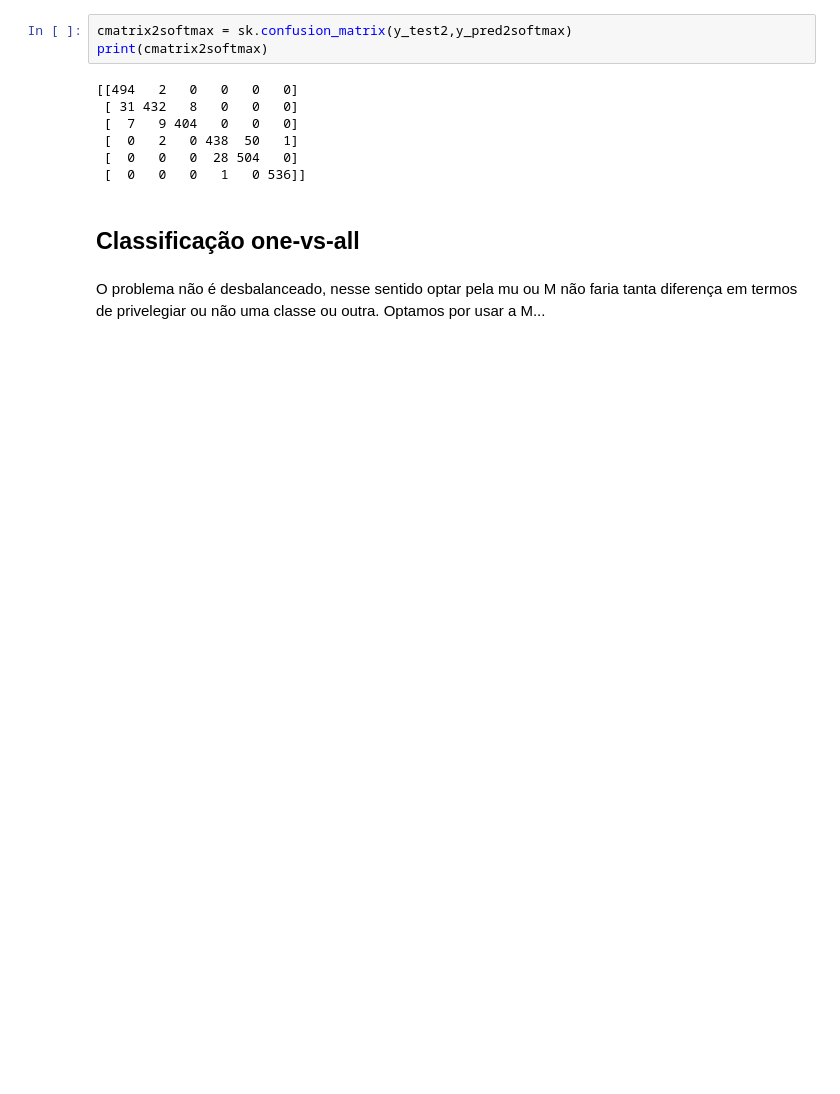
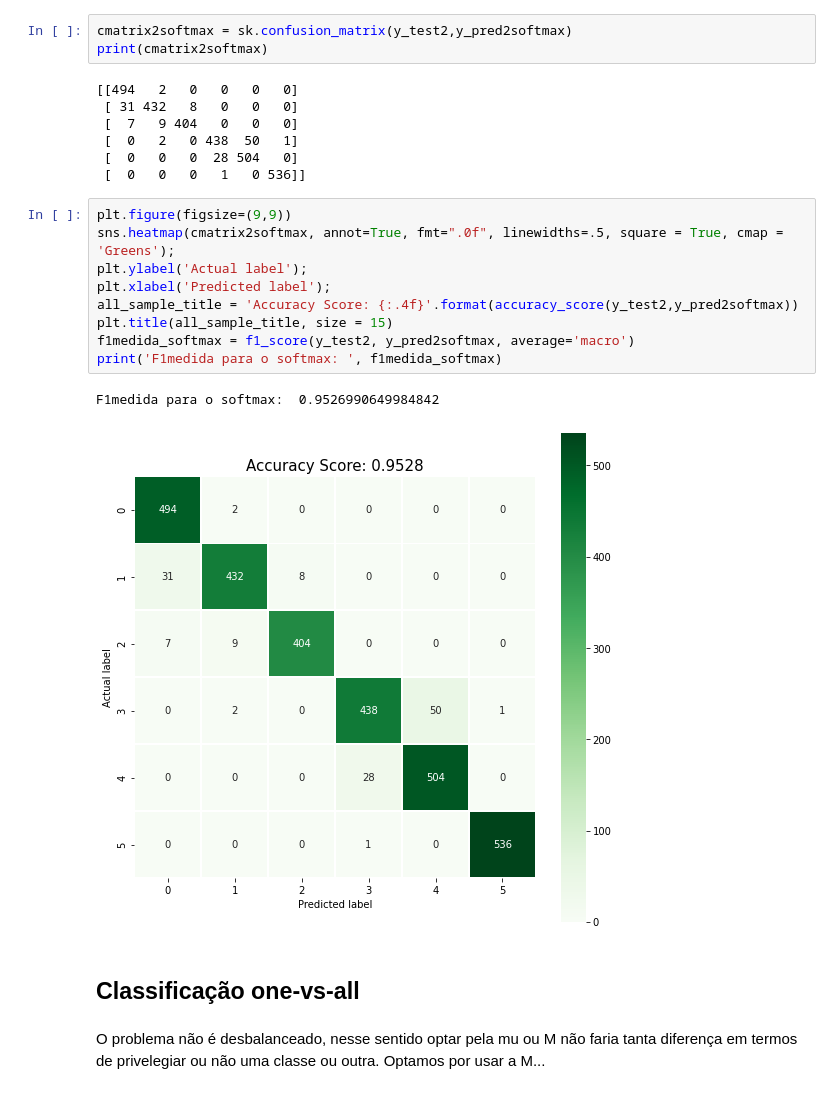
Before and after one commit to arlindots/maclea, a Jupyter notebook: efcdois.ipynb, the cells around one changed output. Cells and saved outputs as stored; diff of their text form; blank space fills up the shorter version.

```diff
--- a/efcdois.ipynb
+++ b/efcdois.ipynb
@@ -219,6 +183,18 @@ print(cmatrix2softmax)
  [  0   2   0 438  50   1]
  [  0   0   0  28 504   0]
  [  0   0   0   1   0 536]]
+# %%
+plt.figure(figsize=(9,9))
+sns.heatmap(cmatrix2softmax, annot=True, fmt=".0f", linewidths=.5, square = True, cmap = 'Greens');
+plt.ylabel('Actual label');
+plt.xlabel('Predicted label');
+all_sample_title = 'Accuracy Score: {:.4f}'.format(accuracy_score(y_test2,y_pred2softmax))
+plt.title(all_sample_title, size = 15)
+f1medida_softmax = f1_score(y_test2, y_pred2softmax, average='macro')
+print('F1medida para o softmax: ', f1medida_softmax)
+# %% [output]
+F1medida para o softmax:  0.9526990649984842
+[figure, added]
 # %% [markdown]
 ## Classificação one-vs-all
 # %% [markdown]
```
Also changed, not shown: parts of 15 cells of this notebook.
